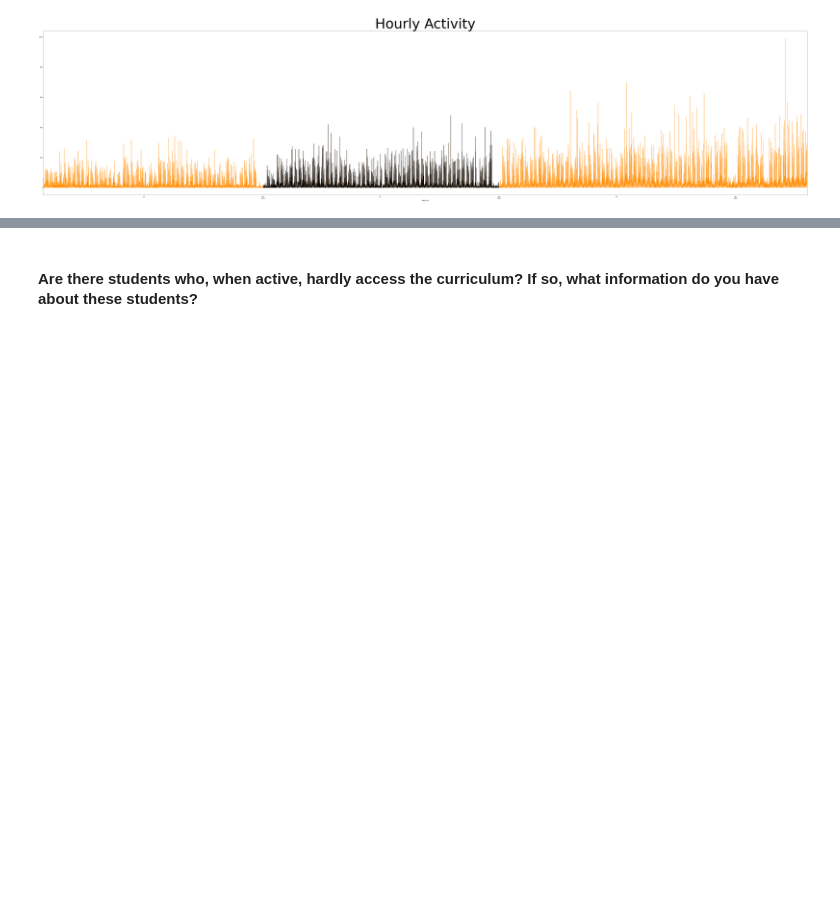
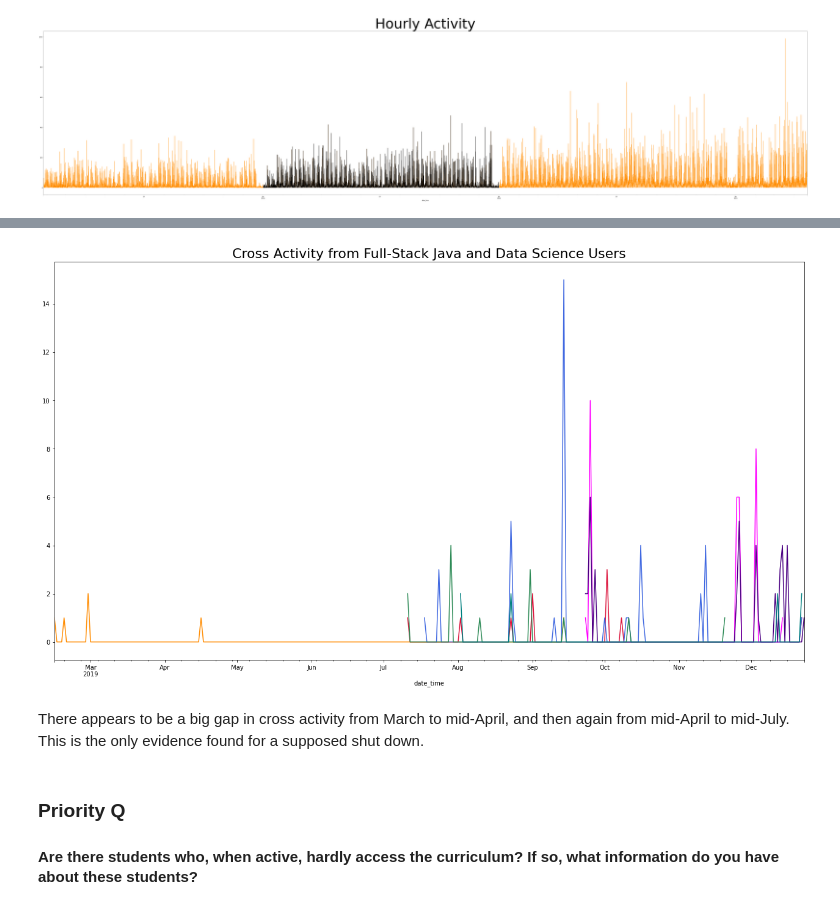
Before and after one commit to TeamTwoAnomaly/anomaly-project, a Jupyter notebook: bondy_workbook.ipynb, the cells around one changed output, grey strips where cells are left out. Saved outputs shown, nothing was run; the diff lists cells and outputs as text; code cells hidden in the pictures; blank space fills up the shorter version.

```diff
--- a/bondy_workbook.ipynb
+++ b/bondy_workbook.ipynb
@@ -255,0 +353,4 @@ This provides no more clarity than the first chart.
+# %%
+# look at records where users in java program viewed python material in the curriculum
+activity_crossing = full_stack_java[(full_stack_java.path.str.contains('python') == True) & (full_stack_java.name != 'Staff')]
+activity_crossing
@@ -255,0 +376,4 @@ This provides no more clarity than the first chart.
+# %%
+# view records where datascience students had a path that contains 'html'
+ds_html = data_science[(data_science.path.str.contains('html') == True) & (data_science.name != 'Staff')]
+ds_html
@@ -255,0 +399,4 @@ This provides no more clarity than the first chart.
+# %%
+# look at records where users in java program viewed statistics material in the curriculum
+java_stats = full_stack_java[(full_stack_java.path.str.contains('stats') == True) & (full_stack_java.name != 'Staff')]
+java_stats
@@ -255,0 +419,3 @@ This provides no more clarity than the first chart.
+# %%
+java_funds = full_stack_java[(full_stack_java.path.str.contains('anomaly') == True) & (full_stack_java.name != 'Staff')]
+java_funds
@@ -256,4 +433,44 @@ This provides no more clarity than the first chart.
+# %%
+plt.figure(figsize = (22, 12))    # create figure for plots
+
+plt.title('Cross Activity from Full-Stack Java and Data Science Users', size = 22)    # title
+
+cross_day = cross_activity.path.resample('D').count()    # resample web dev users looking up regression
+
+crosses_day = cross_active.path.resample('D').count()    # resample data science users looking up java
+
+day_crossing = activity_cross.path.resample('D').count()    # resample web dev users looking up pandas
+
+day_cross = activity_crossing.path.resample('D').count()    # resample web dev users looking up python
+
+ds_cross = ds_html.path.resample('D').count()    # resample data science users looking up html
+
+java_cross = java_stats.path.resample('D').count()    # resample web dev users looking up stats
+
+jawa_funds = java_funds.path.resample('D').count()    # resample web dev users looking up anomaly material
+
+jawa_cross =
+
+
+cross_day.plot(color = 'crimson')   # plot web dev user activity in regards to regression
+
+crosses_day.plot(color = 'magenta')    # plot data science user activity in regards to java
+
+day_crossing.plot(color = 'darkorange')    # plot web dev users looking up pandas
+
+day_cross.plot(color = 'royalblue')    # plot we dev users looking up python
+
+ds_cross.plot(color = 'indigo')    # plot data science users looking up html
+
+java_cross.plot(color = 'seagreen')    # plot web dev users researching stats
+
+jawa_funds.plot(color = 'teal');     # plot web dev users looking up anomaly material
+# %% [output]
+[figure, added]
+# %% [markdown]
+There appears to be a big gap in cross activity from March to mid-April, and then again from mid-April to mid-July. This is the only evidence found for a supposed shut down.
 # %% [markdown]
+### Priority Q
 #### Are there students who, when active, hardly access the curriculum? If so, what information do you have about these students?
 # %%
 # create column that serves as a boolean mask to determine whether or not a user is active
```
Also changed, not shown: parts of 27 cells of this notebook.
